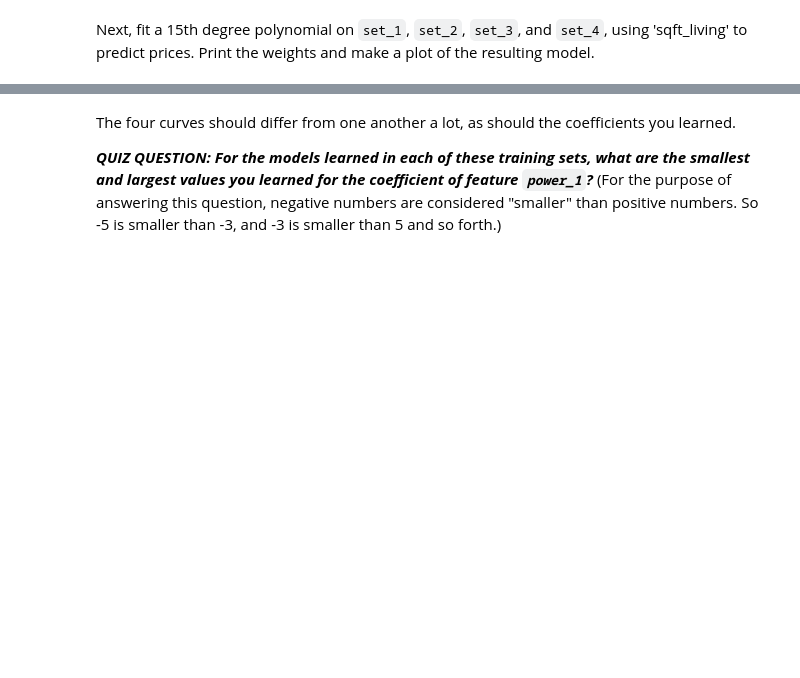
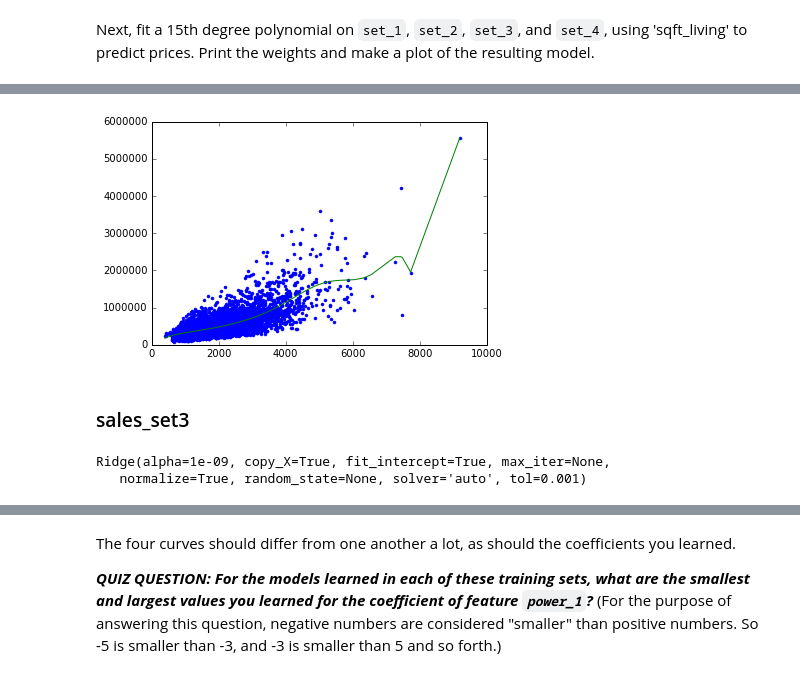
Before and after one commit to ddumet/coursera_machine_learning_pathway_regression, a Jupyter notebook: week-4-ridge-regression-assignment-1.ipynb, the cells around one changed output, grey strips where cells are left out. Cells and saved outputs as stored; diff of their text form; code cells hidden in the pictures; blank space fills up the shorter version.

```diff
--- a/week-4-ridge-regression-assignment-1.ipynb
+++ b/week-4-ridge-regression-assignment-1.ipynb
@@ -141,0 +174,2 @@ Next, fit a 15th degree polynomial on `set_1`, `set_2`, `set_3`, and `set_4`, us
+# %%
+poly15_set2 = polynomial_dframe(sales_set2[["sqft_living"]], 15)
@@ -141,0 +194,7 @@ Next, fit a 15th degree polynomial on `set_1`, `set_2`, `set_3`, and `set_4`, us
+# %%
+plt.plot(poly15_set2["power_1"],sales_set2["price"],'.',
+        poly15_set2["power_1"], model15_set2.predict(poly15_set2),'-');
+# %% [output]
+[figure, added]
+# %% [markdown]
+### sales_set3
@@ -141,0 +203,6 @@ Next, fit a 15th degree polynomial on `set_1`, `set_2`, `set_3`, and `set_4`, us
+# %%
+model15_set3 = Ridge(l2_small_penalty, normalize=True)
+model15_set3.fit(poly15_set3,sales_set3["price"])
+# %% [output]
+Ridge(alpha=1e-09, copy_X=True, fit_intercept=True, max_iter=None,
+   normalize=True, random_state=None, solver='auto', tol=0.001)
```
Also changed, not shown: parts of 59 cells of this notebook.
